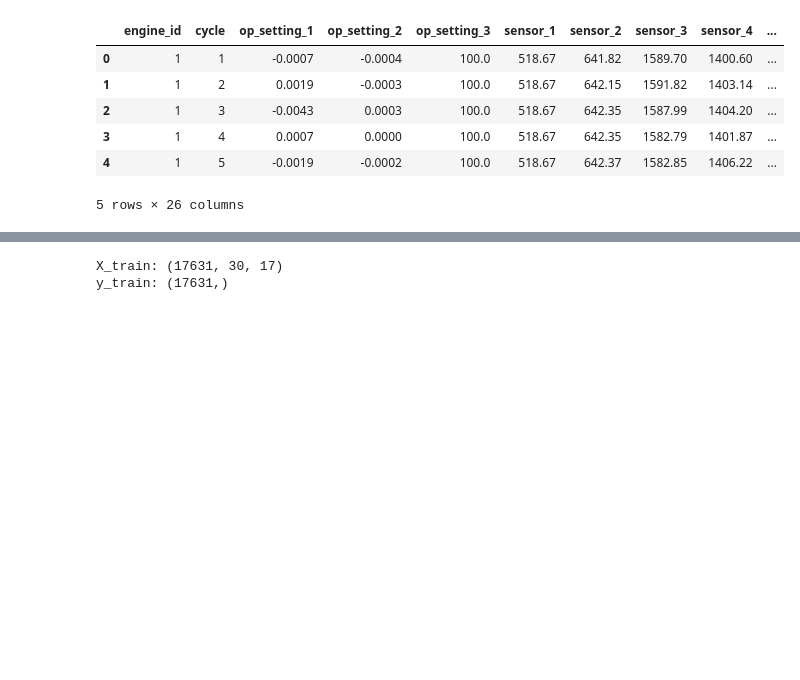
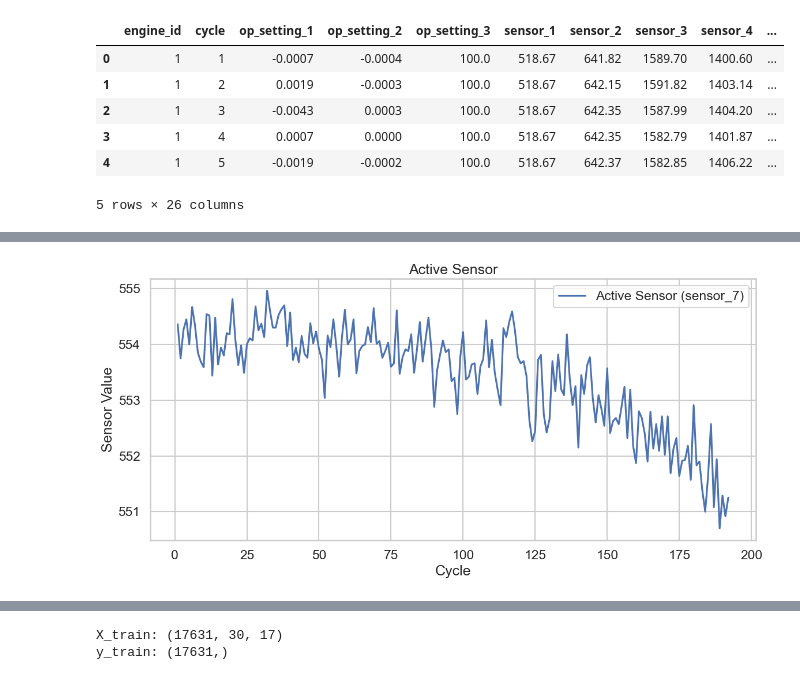
Before and after one commit to Hacknova49/Team-ID-25KTJAI-S353398-AI-Hackathon-, a Jupyter notebook: test1.ipynb, the cells around one changed output, grey strips where cells are left out. Cells and saved outputs as stored; diff of their text form; code cells hidden in the pictures; blank space fills up the shorter version.

```diff
--- a/test1.ipynb
+++ b/test1.ipynb
@@ -70,0 +144,30 @@ train_df.head()
+# %%
+
+engine_id = 1
+engine_data = train_df[train_df["engine_id"] == engine_id]
+active_sensor = "sensor_7"
+dead_sensor = "sensor_1"
+
+plt.figure(figsize=(12, 6))
+
+sns.lineplot(
+    x=engine_data["cycle"],
+    y=engine_data[active_sensor],
+    label=f"Active Sensor ({active_sensor})"
+)
+
+# sns.lineplot(
+#     x=engine_data["cycle"],
+#     y=engine_data[dead_sensor],
+#     label=f"Dead Sensor ({dead_sensor})",
+#     linestyle="--"
+# )
+
+plt.xlabel("Cycle")
+plt.ylabel("Sensor Value")
+plt.title("Active Sensor")
+plt.legend()
+plt.tight_layout()
+plt.show()
+# %% [output]
+[figure, added]
```
Also changed, not shown: parts of 13 cells of this notebook.
